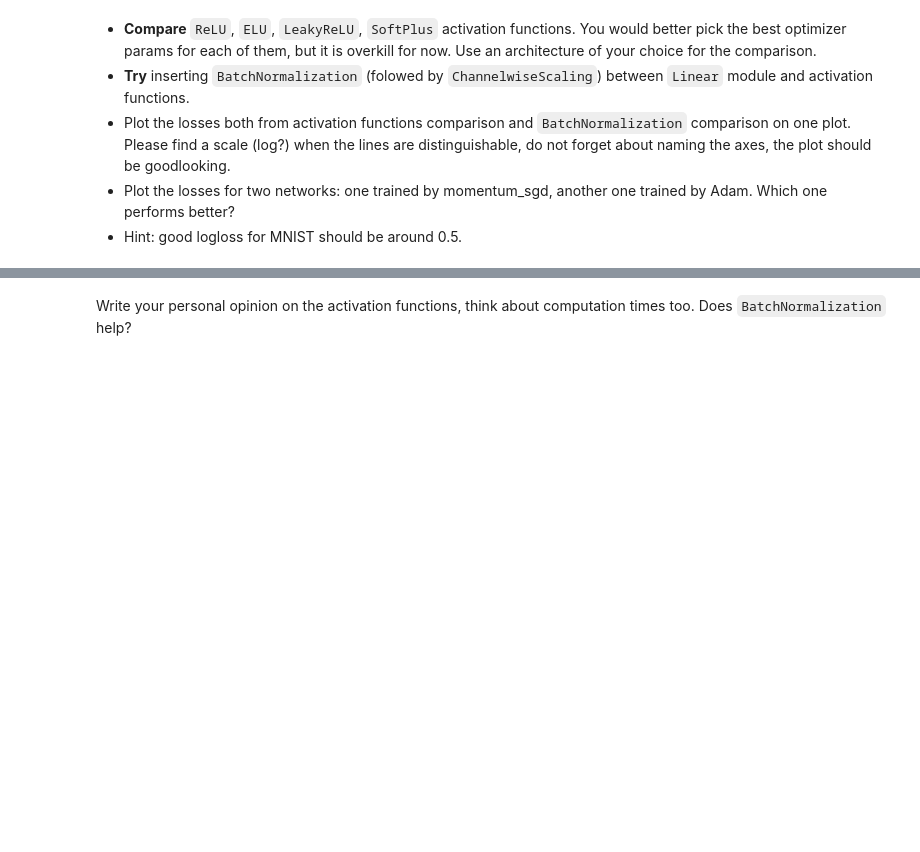
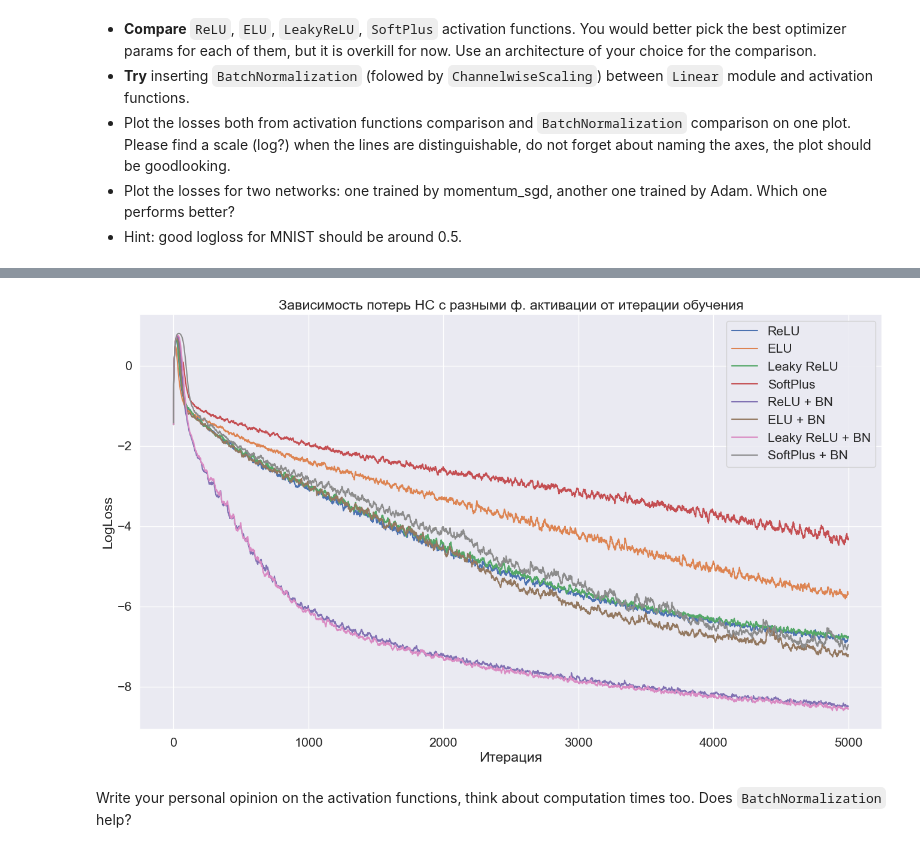
Before and after one commit to JulesIMF/ml-course, a Jupyter notebook: homeworks/assignment0_05_nn_from_scratch/main_notebook.ipynb, the cells around one changed output, grey strips where cells are left out. Drawn from its saved outputs; the diff is of its cells as text; code cells hidden in the pictures; blank space fills up the shorter version.

Commit message:
lab2 process

```diff
--- a/homeworks/assignment0_05_nn_from_scratch/main_notebook.ipynb
+++ b/homeworks/assignment0_05_nn_from_scratch/main_notebook.ipynb
@@ -262,0 +392,16 @@ ValueError: shapes (100,784) and (2,256) not aligned: 784 (dim 1) != 2 (dim 0)
+# %%
+net_sp_batch = Sequential()
+net_sp_batch.add(Linear(784, 256))
+net_sp_batch.add(BatchNormalization(alpha=0.85))
+net_sp_batch.add(ChannelwiseScaling(n_out=256))
+net_sp_batch.add(SoftPlus())
+net_sp_batch.add(Linear(256, 100))
+net_sp_batch.add(BatchNormalization(alpha=0.85))
+net_sp_batch.add(ChannelwiseScaling(n_out=100))
+net_sp_batch.add(SoftPlus())
+net_sp_batch.add(Linear(100, 10))
+net_sp_batch.add(LogSoftMax())
+
+net_sp_batch, exec_sp_batch, loss_sp_batch = train_network(net_sp_batch, "net_sp_batch")
+print(f"\nFinal accuracy: {validate_network(net_sp_batch)}")
+print(f"\nTime elapsed: {exec_sp_batch}")
@@ -263,2 +413,33 @@ ValueError: shapes (100,784) and (2,256) not aligned: 784 (dim 1) != 2 (dim 0)
+# %%
+import seaborn as sns
+
+# Эта функция сглаживает колебания и берет логарифм от полученного результата
+def preproc(arr, alpha = 0.9):
+    processed = []
+    old = 0.0
+    for t in arr:
+        new = t * (1.0 - alpha) + old * alpha
+        processed.append(new)
+        old = new
+
+    return np.log(processed)
+
+sns.set(style="darkgrid", font_scale=1.4)
+plt.figure(figsize=(16,9))
+plt.title("Зависимость потерь НС с разными ф. активации от итерации обучения")
+plt.ylabel("LogLoss")
+plt.xlabel("Итерация")
+plt.plot(preproc(loss_relu), label='ReLU')
+plt.plot(preproc(loss_elu), label='ELU')
+plt.plot(preproc(loss_lrelu), label='Leaky ReLU')
+plt.plot(preproc(loss_sp), label='SoftPlus')
+plt.plot(preproc(loss_relu_batch), label='ReLU + BN')
+plt.plot(preproc(loss_elu_batch), label='ELU + BN')
+plt.plot(preproc(loss_lrelu_batch), label='Leaky ReLU + BN')
+plt.plot(preproc(loss_sp_batch), label='SoftPlus + BN')
+plt.legend()
+plt.show()
+# %% [output]
+[figure, added]
 # %% [markdown]
 Write your personal opinion on the activation functions, think about computation times too. Does `BatchNormalization` help?
```
Also changed, not shown: parts of 47 cells of this notebook, 3 other files.
